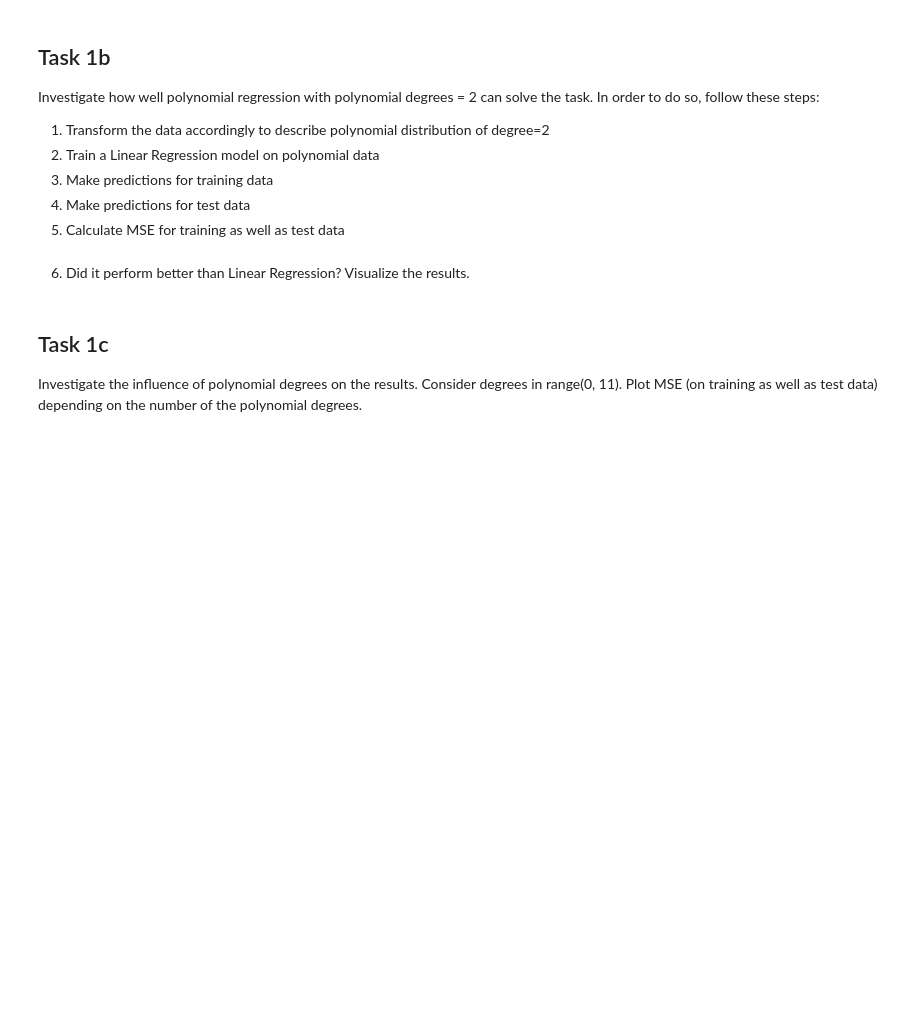
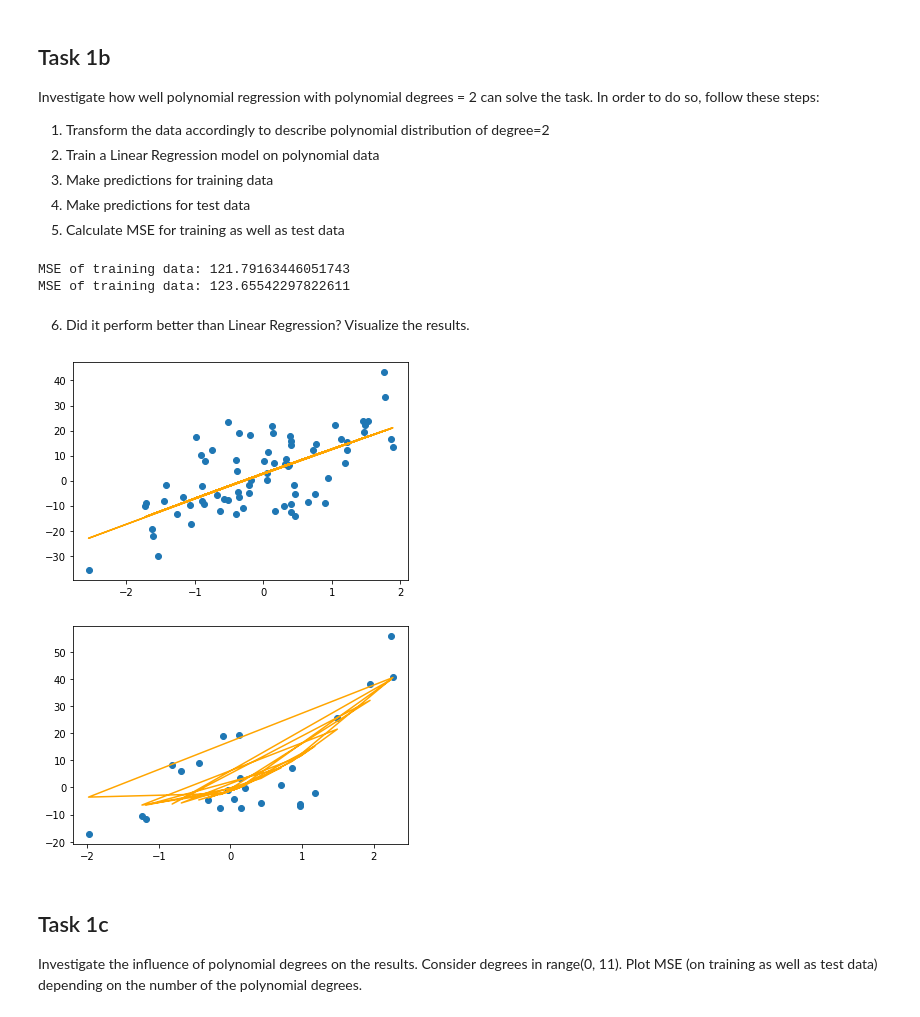
Before and after one commit to schazadm/mldm_hs22, a Jupyter notebook: labs/L04_Polynomial_and_Logistic_Regression_LAB_ASSIGNMENT.ipynb, the cells around one changed output. Cells and saved outputs as stored; diff of their text form; code cells hidden in the pictures; blank space fills up the shorter version.

```diff
--- a/labs/L04_Polynomial_and_Logistic_Regression_LAB_ASSIGNMENT.ipynb
+++ b/labs/L04_Polynomial_and_Logistic_Regression_LAB_ASSIGNMENT.ipynb
@@ -82,12 +82,33 @@ Investigate how well polynomial regression with polynomial degrees = 2 can solve
 3. Make predictions for training data
 4. Make predictions for test data
 5. Calculate MSE for training as well as test data
+# %%
+from sklearn.preprocessing import PolynomialFeatures
+poly_reg = PolynomialFeatures(2)
+# %%
+# https://towardsdatascience.com/machine-learning-polynomial-regression-with-python-5328e4e8a386
+# Visualizing the Polymonial Regression results
+def viz_polymonial(x_data, y_data, reg, poly_reg):
+    plt.scatter(x_data, y_data, label='sample')
+    plt.plot(x_data, reg.predict(poly_reg.fit_transform(x_data)), label='prediction', color='orange')
+    plt.show()
+    return
+# %%
+X_poly_train = poly_reg.fit_transform(X_train)
+pol_reg_train = LinearRegression().fit(X_poly_train, y_train)
+y_poly_train = pol_reg_train.predict(X_poly_train)
+# %%
+X_poly_test = poly_reg.fit_transform(X_test)
+pol_reg_test = LinearRegression().fit(X_poly_test, y_test)
+y_poly_test = pol_reg_test.predict(X_poly_test)
 # %%
-from sklearn.preprocessing import PolynomialFeatures
-
-...
+mse_train_poly = mean_squared_error(y_train, y_poly_train)
+mse_test_poly = mean_squared_error(y_test, y_poly_test)
 
 print(f"MSE of training data: {mse_train_poly}")
 print(f"MSE of training data: {mse_test_poly}")
+# %% [output]
+MSE of training data: 121.79163446051743
+MSE of training data: 123.65542297822611
 # %% [markdown]
 6. Did it perform better than Linear Regression? Visualize the results.
@@ -96,3 +115,9 @@ print(f"MSE of training data: {mse_test_poly}")
+# %%
+viz_polymonial(X_train, y_train, pol_reg_train, poly_reg)
+viz_polymonial(X_test, y_test, pol_reg_test, poly_reg)
+# %% [output]
+[figure, added]
+[figure, added]
 # %% [markdown]
 ## Task 1c
 Investigate the influence of polynomial degrees on the results. Consider degrees in range(0, 11). Plot MSE (on training as well as test data) depending on the number of the polynomial degrees.
```
Also changed, not shown: parts of 3 cells of this notebook.
